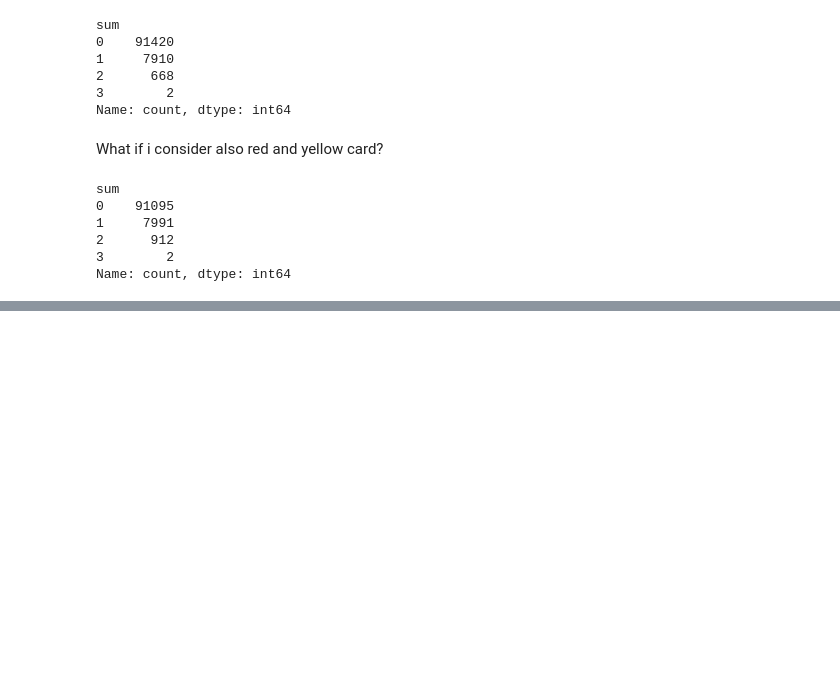
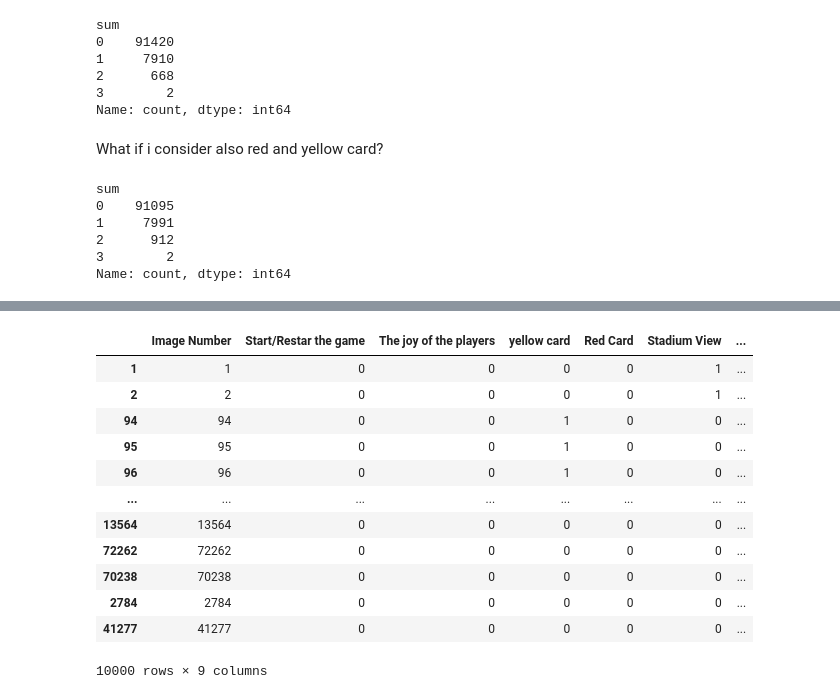
Before and after one commit to beatricecitterio/cv-project, a Jupyter notebook: data_loading.ipynb, the cells around one changed output, grey strips where cells are left out. Cells and saved outputs as stored; diff of their text form; code cells hidden in the pictures; blank space fills up the shorter version.

```diff
--- a/data_loading.ipynb
+++ b/data_loading.ipynb
@@ -242,0 +272,21 @@ Looking at the value counts almost all the new labeled images taken into conside
+# %%
+# create a new column 'Generic Moment' which is initialized to 0
+mutually_exclusive['Generic Moment'] = 0
+# where sum == 0, set Generic Moment to 1
+mutually_exclusive.loc[mutually_exclusive['sum'] == 0, 'Generic Moment'] = 1
+mutually_exclusive = mutually_exclusive.drop(columns=['sum'])
+mutually_exclusive
+# %% [output]
+|  | Image Number | Start/Restar the game | The joy of the players | yellow card | Red Card | Stadium View | ... |
+| 1 | 1 | 0 | 0 | 0 | 0 | 1 | ... |
+| 2 | 2 | 0 | 0 | 0 | 0 | 1 | ... |
+| 94 | 94 | 0 | 0 | 1 | 0 | 0 | ... |
+| 95 | 95 | 0 | 0 | 1 | 0 | 0 | ... |
+| 96 | 96 | 0 | 0 | 1 | 0 | 0 | ... |
+| ... | ... | ... | ... | ... | ... | ... | ... |
+| 13564 | 13564 | 0 | 0 | 0 | 0 | 0 | ... |
+| 72262 | 72262 | 0 | 0 | 0 | 0 | 0 | ... |
+| 70238 | 70238 | 0 | 0 | 0 | 0 | 0 | ... |
+| 2784 | 2784 | 0 | 0 | 0 | 0 | 0 | ... |
+| 41277 | 41277 | 0 | 0 | 0 | 0 | 0 | ... |
+10000 rows × 9 columns
```
Also changed, not shown: parts of 8 cells of this notebook.
